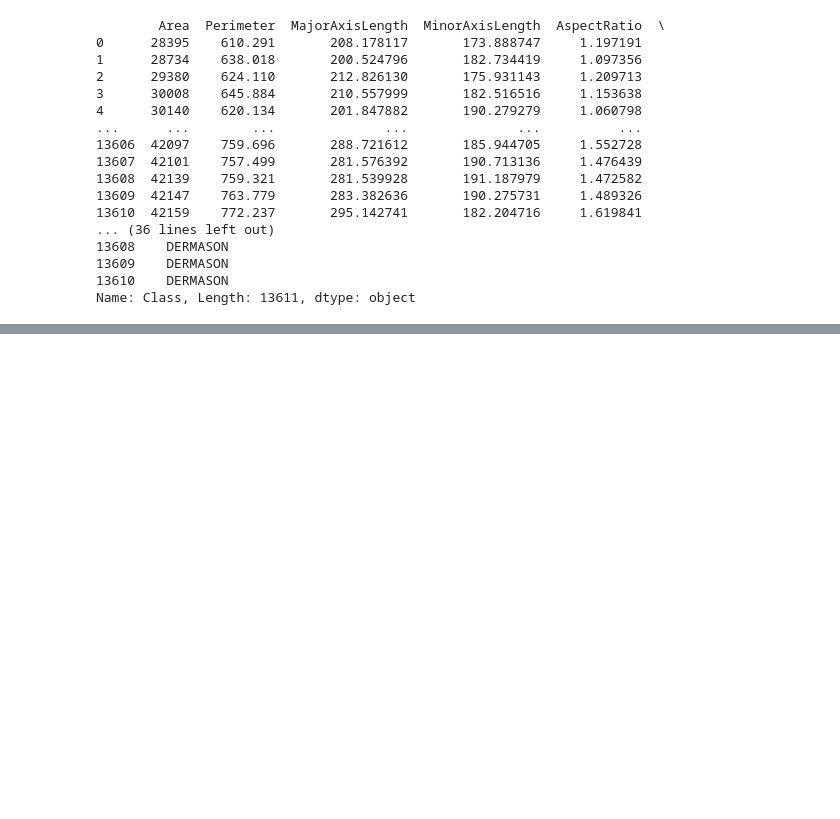
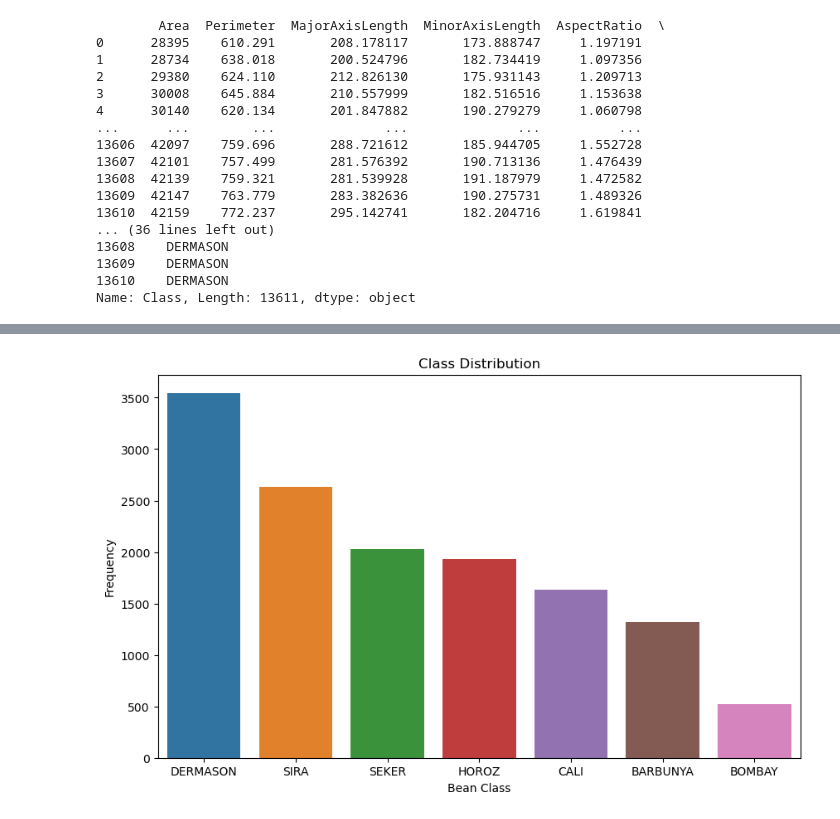
Before and after one commit to Jatin-s16/Bean, a Jupyter notebook: Bean_repo.ipynb, the cells around one changed output, grey strips where cells are left out. Saved outputs shown, nothing was run; the diff lists cells and outputs as text; code cells hidden in the pictures; blank space fills up the shorter version.

Commit message:
Class_distribution_plot

```diff
--- a/Bean_repo.ipynb
+++ b/Bean_repo.ipynb
@@ -69,0 +91,11 @@ Name: Class, Length: 13611, dtype: object
+# %%
+import matplotlib.pyplot as plt
+import seaborn as sns
+plt.figure(figsize=(10, 6))
+sns.countplot(x=Y, order=Y.value_counts().index)
+plt.title("Class Distribution")
+plt.xlabel("Bean Class")
+plt.ylabel("Frequency")
+plt.show()
+# %% [output]
+[figure, added]
```
Also changed, not shown: parts of 1 cell of this notebook.
